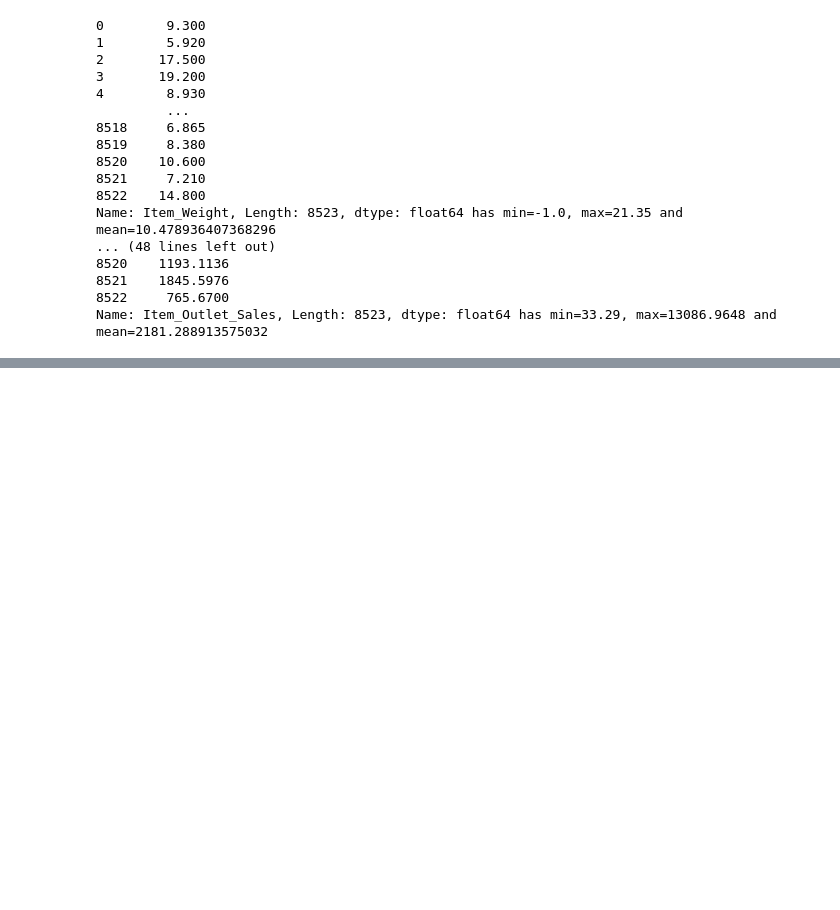
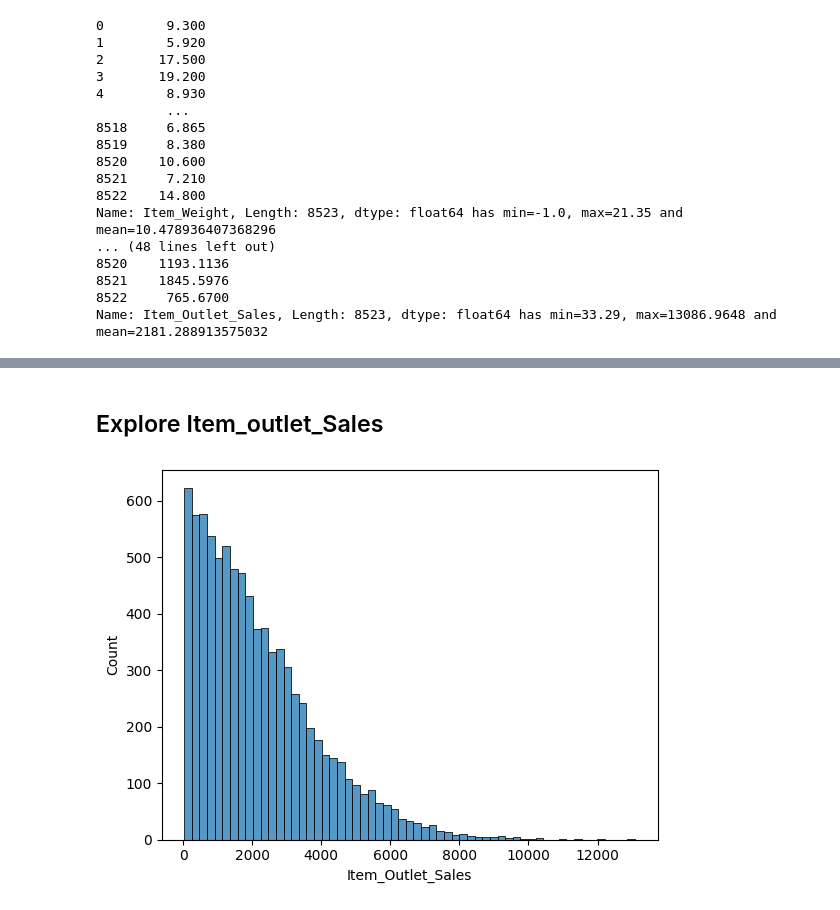
Before and after one commit to Noks06/Prediction-of-Product-Sales, a Jupyter notebook: Sales_Predictions.ipynb, the cells around one changed output, grey strips where cells are left out. Saved outputs shown, nothing was run; the diff lists cells and outputs as text; code cells hidden in the pictures; blank space fills up the shorter version.

```diff
--- a/Sales_Predictions.ipynb
+++ b/Sales_Predictions.ipynb
@@ -154,7 +155,7 @@ Supermarket Type2     928
 Name: Outlet_Type, dtype: int64
 # %%
 # Removing inconsistance
-df_prediction['Item_Fat_Content'] =df_prediction['Item_Fat_Content'].replace({'low fat':'Low Fat','LF':'Low Fat'})
+df_prediction['Item_Fat_Content'] =df_prediction['Item_Fat_Content'].replace({'low fat':'Low Fat','LF':'Low Fat','reg':'Regular'})
 df_prediction['Item_Fat_Content'].value_counts()
 # %% [output]
 Low Fat    5517
@@ -189,0 +253,12 @@ Name: Item_Outlet_Sales, Length: 8523, dtype: float64 has min=33.29, max=13086.9
+# %% [markdown]
+## Explore Item_outlet_Sales
+# %%
+# importing  important libralies
+
+import matplotlib.pyplot as plt
+import numpy as np
+import seaborn as sbn
+
+ax1 = sbn.histplot(data = df_prediction, x ='Item_Outlet_Sales')
+# %% [output]
+[figure, added]
```
Also changed, not shown: parts of 21 cells of this notebook.
